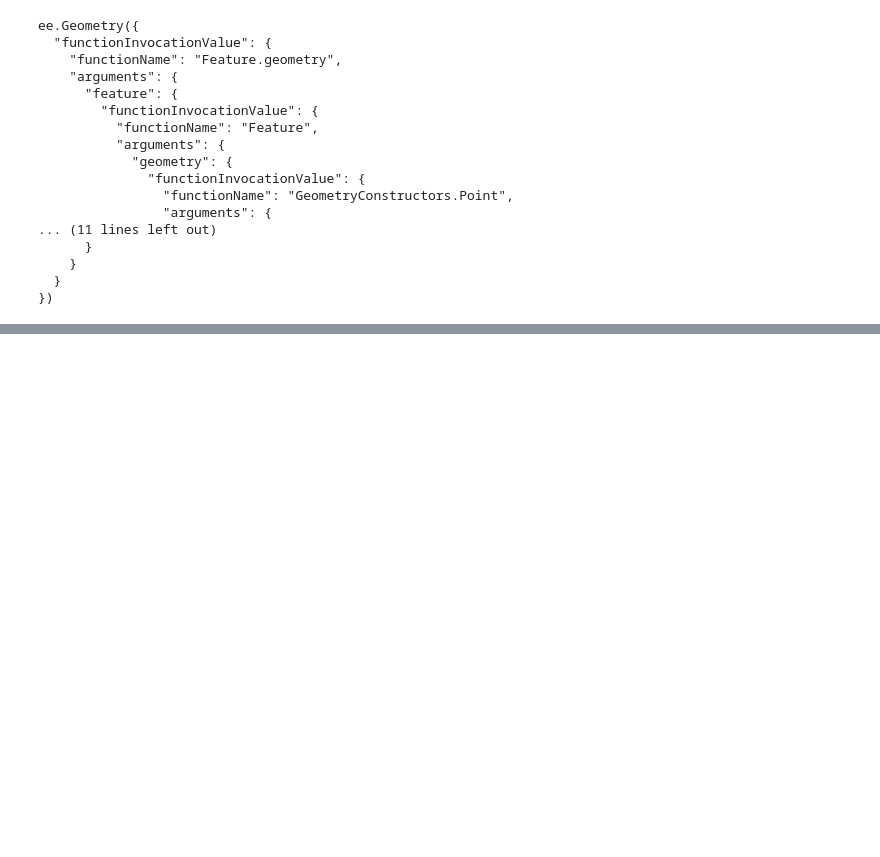
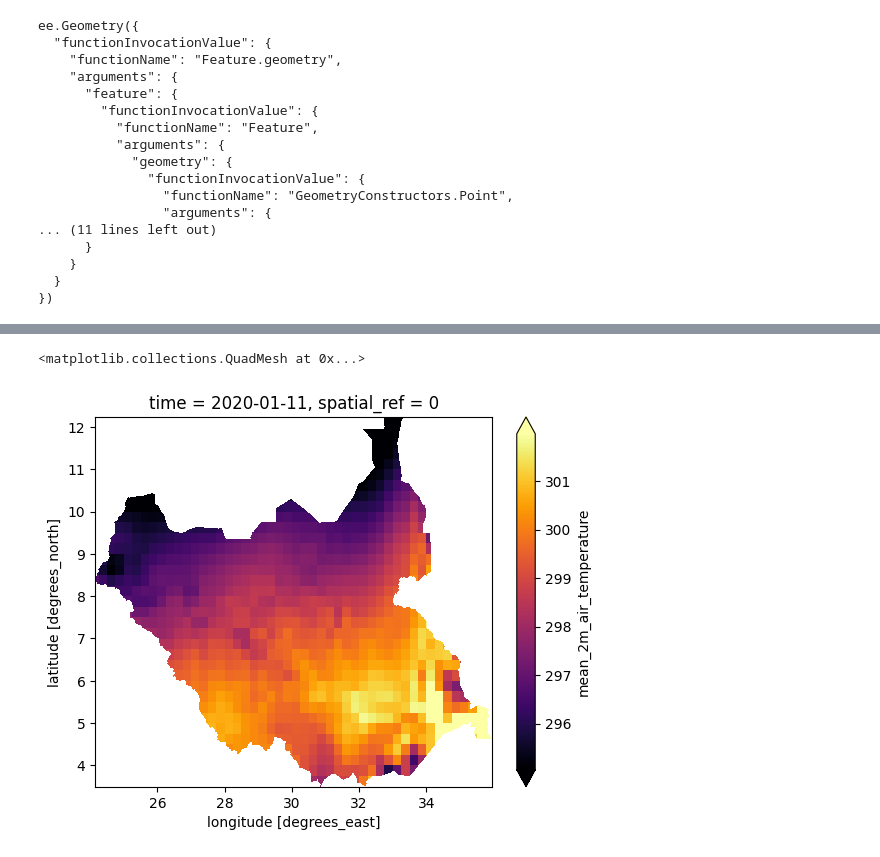
Before and after one commit to Litang23/earthengine-community, a Jupyter notebook: docs/notebooks/00_ee_auth_colab.ipynb, the cells around one changed output, grey strips where cells are left out. Drawn from its saved outputs; the diff is of its cells as text; code cells hidden in the pictures; blank space fills up the shorter version.

```diff
--- a/docs/notebooks/00_ee_auth_colab.ipynb
+++ b/docs/notebooks/00_ee_auth_colab.ipynb
@@ -98,4 +164,0 @@ ds = xr.open_dataset(
-# %%
-ds = ds.sortby('time') * 1000.0
-# %%
-ds = ds.sortby("time") * 1000.0
@@ -112,0 +190,4 @@ plot = ds.total_precipitation.plot.contourf(
+# %%
+ds_rename = ds.rename({"lon": "x", "lat": "y"})
+# %%
+ds_clip = ds_rename.rio.clip(vec.geometry, vec.crs)
@@ -112,0 +196,11 @@ plot = ds.total_precipitation.plot.contourf(
+# %%
+ds_clip.isel(time = 10).mean_2m_air_temperature.plot(
+    x = "x",
+    y = "y",
+    robust = True,
+    cmap = "inferno"
+
+)
+# %% [output]
+<matplotlib.collections.QuadMesh at 0x...>
+[figure, added]
```
Also changed, not shown: parts of 23 cells of this notebook.
